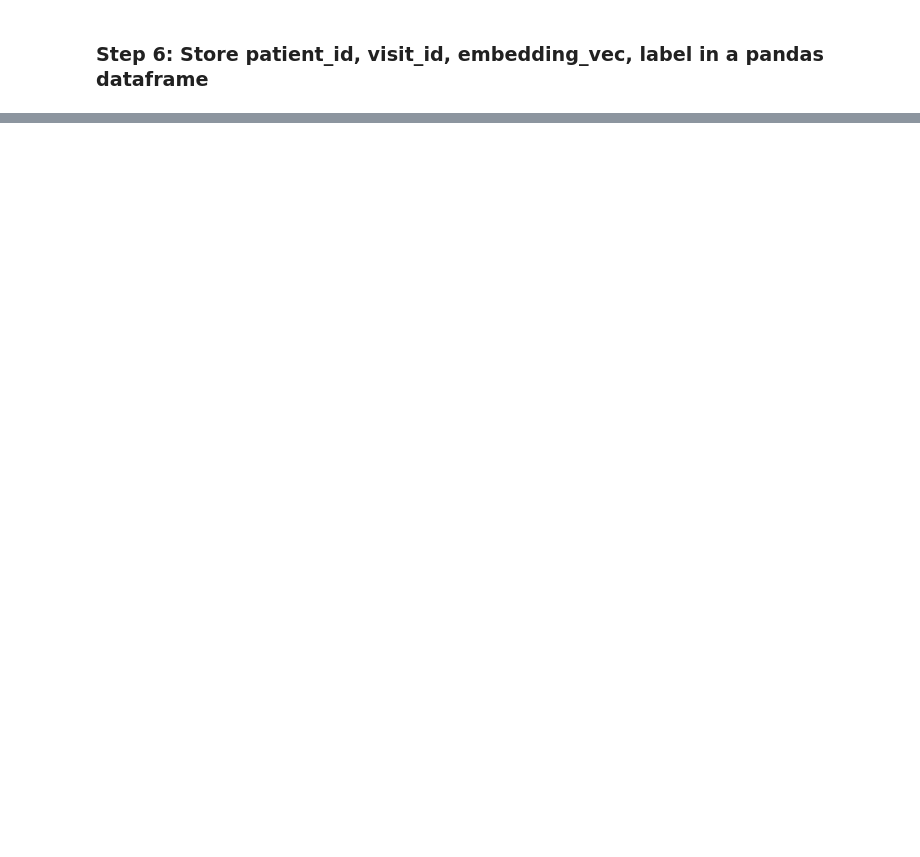
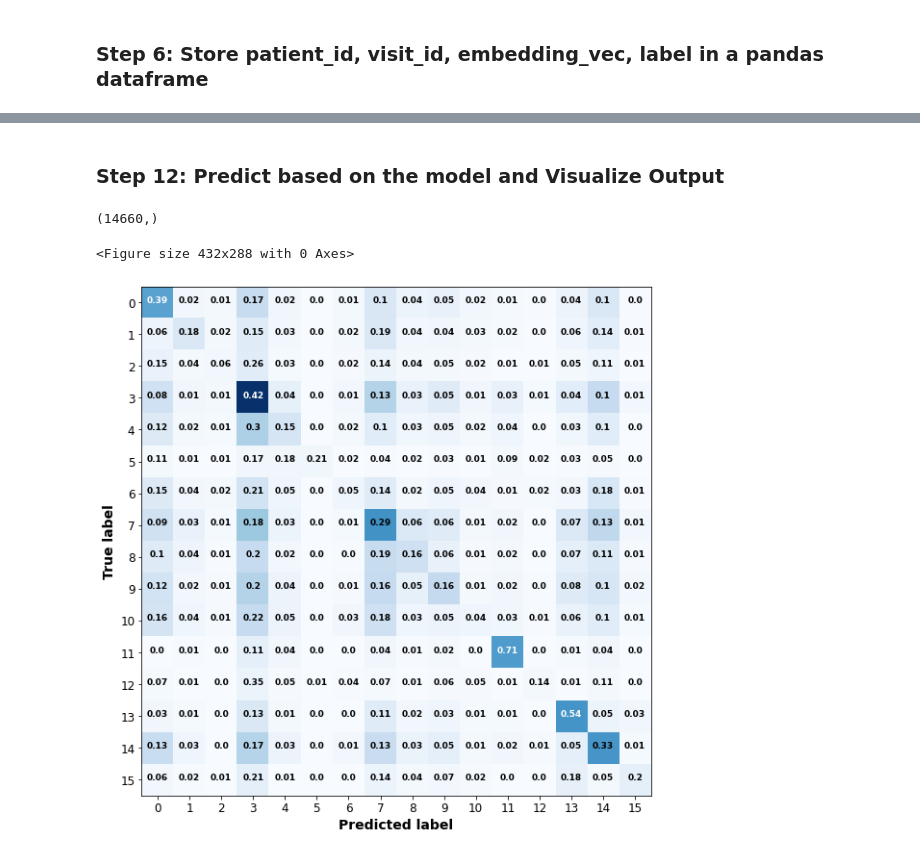
Before and after one commit to sakshamg94/Biomed-Data-Science-NLP-Project, a Jupyter notebook: embeddingsv2.ipynb, the cells around one changed output, grey strips where cells are left out. Saved outputs shown, nothing was run; the diff lists cells and outputs as text; code cells hidden in the pictures; blank space fills up the shorter version.

```diff
--- a/embeddingsv2.ipynb
+++ b/embeddingsv2.ipynb
@@ -422,0 +523,2 @@ NameError: name 'tf' is not defined
+# %% [markdown]
+### Step 12: Predict based on the model and Visualize Output
@@ -422,0 +559,51 @@ NameError: name 'tf' is not defined
+# %%
+print(test_ypred.shape)
+# %% [output]
+(14660,)
+# %%
+import itertools
+def plot_confusion_matrix(cm, class_names):
+    """
+    Returns a matplotlib figure containing the plotted confusion matrix.
+
+    Args:
+        cm (array, shape = [n, n]): a confusion matrix of integer classes
+        class_names (array, shape = [n]): String names of the integer classes
+    """
+    figure = plt.figure(figsize=(10, 10))
+    pp = plt.imshow(cm, interpolation='nearest', cmap=plt.cm.Blues)
+
+    tick_marks = np.arange(len(class_names))
+    plt.xticks(tick_marks, class_names, rotation=0, fontsize=12)
+    plt.yticks(tick_marks, class_names, fontsize=12)
+
+    # Normalize the confusion matrix.
+    cm = np.around(cm.astype('float') / cm.sum(axis=1)[:, np.newaxis], decimals=2)
+
+    # Use white text if squares are dark; otherwise black.
+    threshold = cm.max() / 2.
+    for i, j in itertools.product(range(cm.shape[0]), range(cm.shape[1])):
+            color = "white" if cm[i, j] > threshold else "black"
+            plt.text(j, i, cm[i, j], horizontalalignment="center", color=color, fontsize = 9, weight="bold")
+
+    plt.tight_layout()
+    plt.ylabel('True label', fontsize=14, fontweight='bold')
+    plt.xlabel('Predicted label', fontsize=14, fontweight='bold')
+    plt.subplots_adjust(bottom=0.1, left=.25)
+    return figure
+# %%
+# VISUALIZE PREDICTIVE CAPACITY USING CONFUSION MATRICES
+cm = confusion_matrix(np.argmax(test_y, axis=-1), test_ypred)
+np.set_printoptions(precision=2)
+plt.figure()
+
+class_names = []
+for k,v in label2className.items():
+    class_names.append(k)
+
+plot_confusion_matrix(cm, class_names)
+plt.savefig('Confusion_matrix_model_{}.png'.format(model_num))
+plt.show()
+# %% [output]
+<Figure size 432x288 with 0 Axes>
+[figure, added]
```
Also changed, not shown: parts of 46 cells of this notebook.
